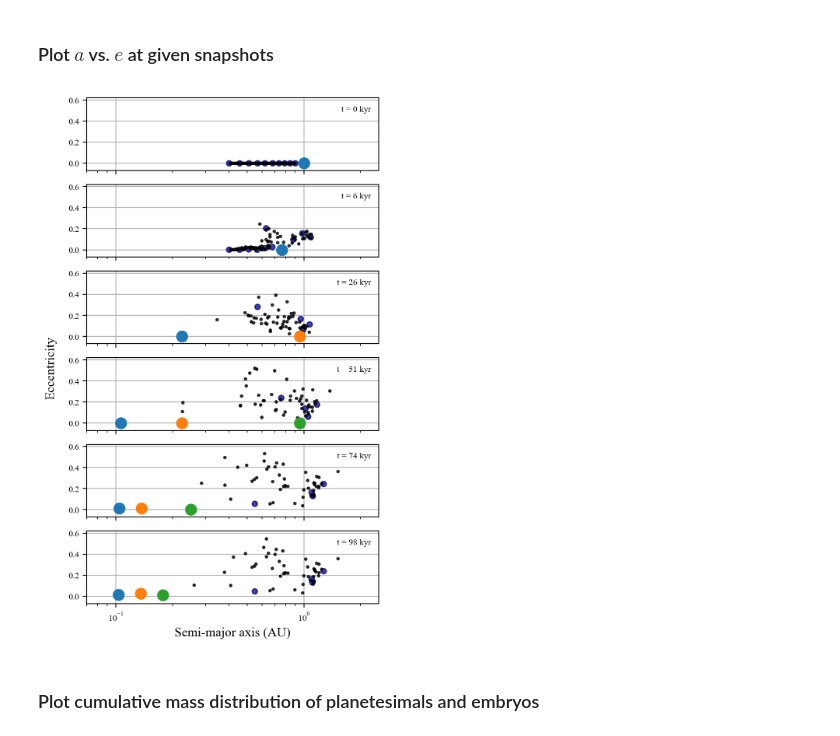
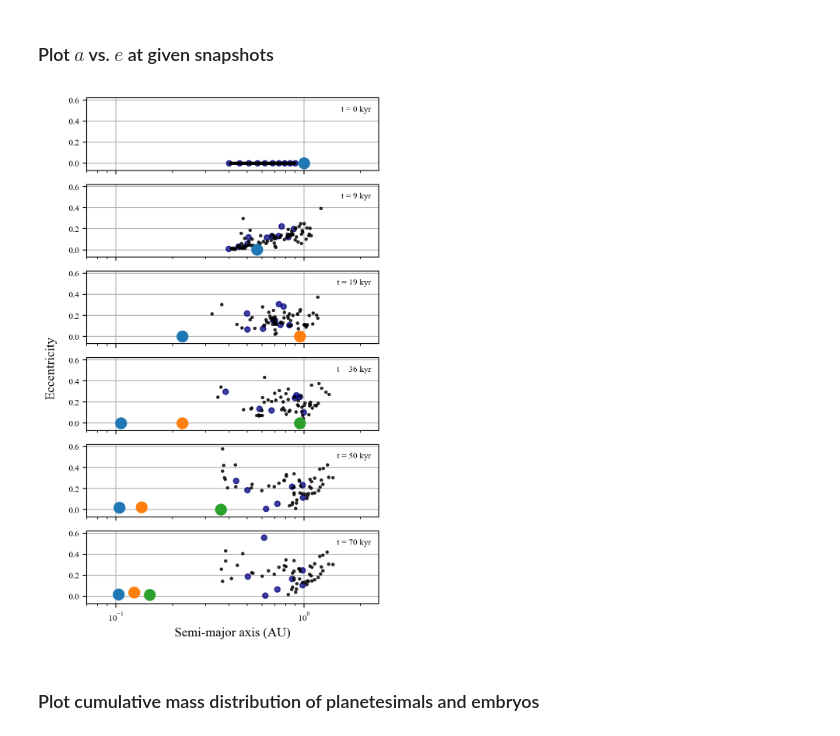
Before and after one commit to dchen10Git/uh-ifa-reu-2026, a Jupyter notebook: analyze_one_sim.ipynb, the cells around one changed output. Saved outputs shown, nothing was run; the diff lists cells and outputs as text; code cells hidden in the pictures.

```diff
--- a/analyze_one_sim.ipynb
+++ b/analyze_one_sim.ipynb
@@ -360,8 +360,8 @@ def plot_system(saved_sim, elements, num_pl, num_em, num_ptsml, t_units='kyr'):
     plt.tight_layout(); plt.show()
     # plt.savefig("Figures/orbital_evo.svg", bbox_inches="tight")
 
-dataset_id = 2
-sim_id = 600
+dataset_id = 7
+sim_id = 313
 
 elements = ['a',
             'e',
@@ -475,35 +475,35 @@ def plot_ae_snapshot(saved_sim, *snapshot_times):
             name = rock_names[num_pl + num_em + j]
 
             ax.scatter(
                 sim_data[name]["a"][snapshot_idx],
                 sim_data[name]["e"][snapshot_idx],
                 s=5,
                 c='k',
                 alpha=0.75
             )
 
         if i == num_plots - 1:
             ax.set_xlabel("Semi-major axis (AU)", fontsize=12)
         ax.set_ylim(-0.07, 0.62)
         ax.set_xlim(0.07, 2.5)
         ax.set_xscale('log')
         ax.grid(True)
         ax.set_axisbelow(True)
 
         t = times[snapshot_idx]
         ax.legend(title=f"t = {t/1000:.0f} kyr", title_fontsize=8, labelspacing=0, frameon=False, loc='upper right')
 
     fig.supylabel('Eccentricity', fontsize=12)
     fig.subplots_adjust(hspace=0)
     # plt.suptitle("Snapshots of Disk Evolution")
     plt.tight_layout()
     plt.show()
     # plt.savefig("disk_snapshots.svg", bbox_inches="tight")
 
 end = saved_sim[0]['planet b']['time'].iloc[-1]
-plot_ae_snapshot(saved_sim, 0, 6e3, 26e3-600, 51e3-810, 3*end/5+1000, 4*end/5+50)
+plot_ae_snapshot(saved_sim, 0, 9e3, 18.7e3, 36.5e3, 50e3, 4*end/5+50)
 # %% [output]
-[figure, old version]
+[figure, new version]
 # %% [markdown]
 ### Plot cumulative mass distribution of planetesimals and embryos
 # %%
```
Also changed, not shown: parts of 1 cell of this notebook, 4 other files.
